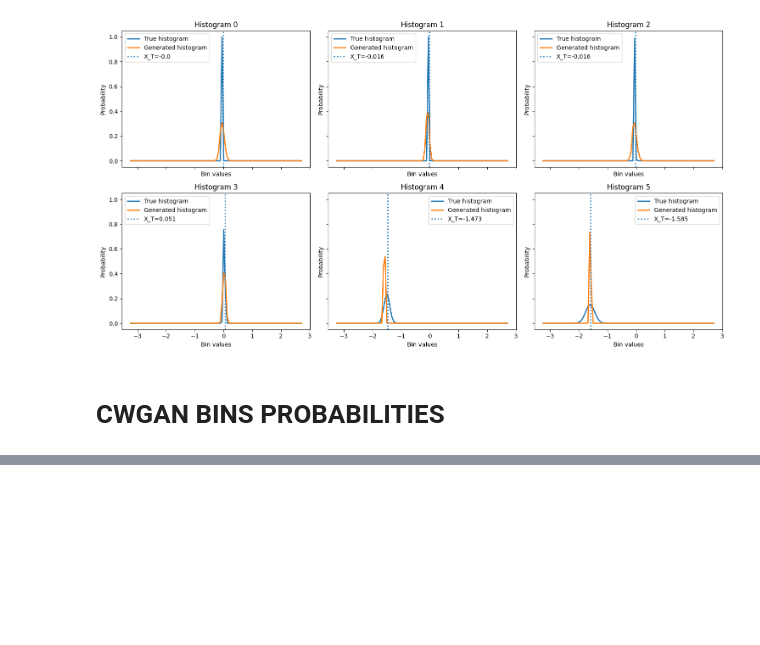
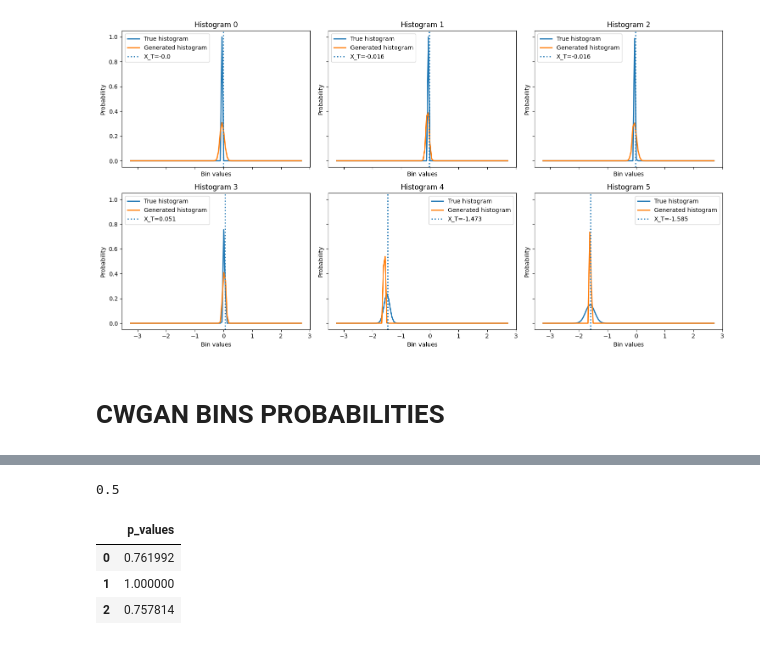
Before and after one commit to matteorofrano/CGAN-for-probability-distribution-generation, a Jupyter notebook: tests.ipynb, the cells around one changed output, grey strips where cells are left out. Cells and saved outputs as stored; diff of their text form; code cells hidden in the pictures; blank space fills up the shorter version.

```diff
--- a/tests.ipynb
+++ b/tests.ipynb
@@ -342,0 +352,10 @@ Results saved to ./data/results/CWGAN_error_dist.csv
+# %%
+test_h0 = test_df[test_df['p_values']>0.01]
+print(len(test_h0)/len(test_df))
+test_h0
+# %% [output]
+0.5
+|  | p_values |
+| 0 | 0.761992 |
+| 1 | 1.000000 |
+| 2 | 0.757814 |
```
Also changed, not shown: parts of 14 cells of this notebook, 31 other files.
